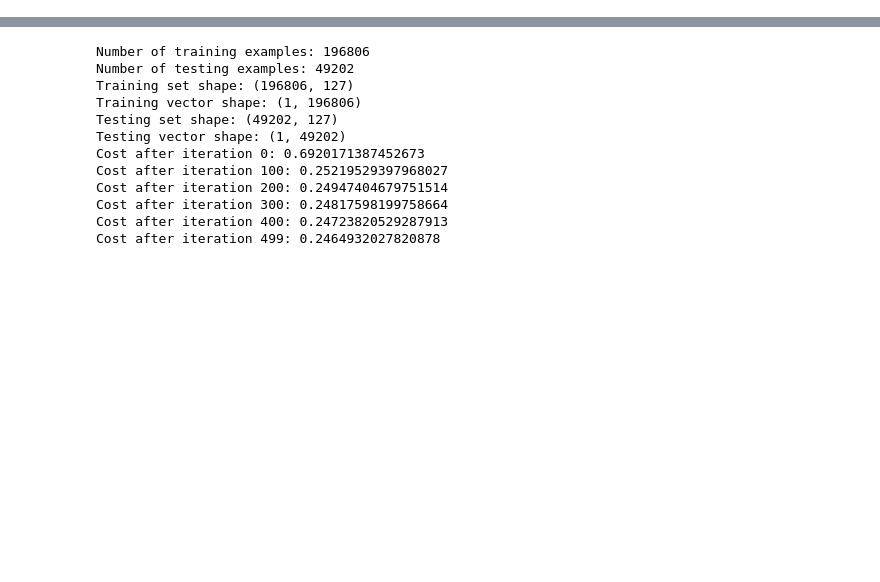
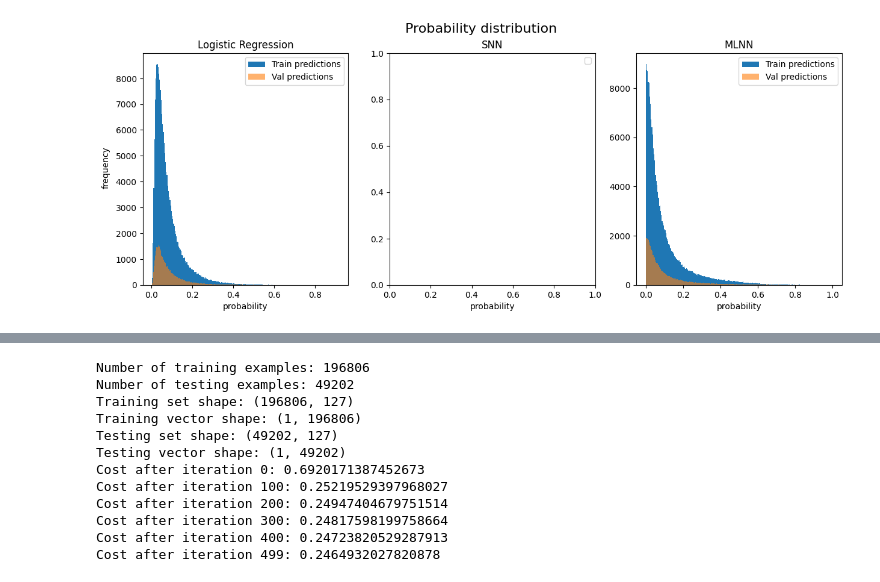
Before and after one commit to jackonedev/pipelines_and_machine_learning, a Jupyter notebook: NN_model.ipynb, the cells around one changed output, grey strips where cells are left out. Saved outputs shown, nothing was run; the diff lists cells and outputs as text; code cells hidden in the pictures; blank space fills up the shorter version.

```diff
--- a/NN_model.ipynb
+++ b/NN_model.ipynb
@@ -1492,0 +356,34 @@ mlnn = MultiLayerNNClassifier(
+# %%
+# 1 crear un suplots de una fila y 3 columnas para graficar la distribución de probabilidades
+fig, ax = plt.subplots(nrows=1, ncols=3, figsize=(15, 5))
+
+# 2 crear un titulo para el grafico que diga "Probability distribution"
+fig.suptitle("Probability distribution", fontsize=16)
+
+# 3 crear un titulo para cada subplot que diga "Logistic Regression", "SNN", "MLNN"
+ax[0].set_title("Logistic Regression")
+ax[1].set_title("SNN")
+ax[2].set_title("MLNN")
+
+# 4 crear un label para el eje x que diga "probability"
+ax[0].set_xlabel("probability")
+ax[1].set_xlabel("probability")
+ax[2].set_xlabel("probability")
+
+# 5 crear un label para el eje y que sea compartido por los 3 subplots que diga "frequency"
+fig.text(0.08, 0.5, "frequency", va="center", rotation="vertical")
+
+# 6 crear un histograma para cada subplot con las probabilidades de cada modelo
+ax[0].hist(train_predict_proba_log_reg, bins=255, alpha=1)
+# ax[1].hist(train_predict_proba_snn, bins=255, alpha=1)
+ax[2].hist(train_predict_proba_mlnn, bins=255, alpha=1);
+ax[0].hist(val_predict_proba_log_reg, bins=255, alpha=0.6)
+# ax[1].hist(val_predict_proba_snn, bins=255, alpha=0.6)
+ax[2].hist(val_predict_proba_mlnn, bins=255, alpha=0.6);
+
+# Add legend
+ax[0].legend(["Train predictions", "Val predictions"])
+ax[1].legend(["Train predictions", "Val predictions"]);
+ax[2].legend(["Train predictions", "Val predictions"]);
+# %% [output]
+[figure, added]
```
Also changed, not shown: parts of 51 cells of this notebook.
